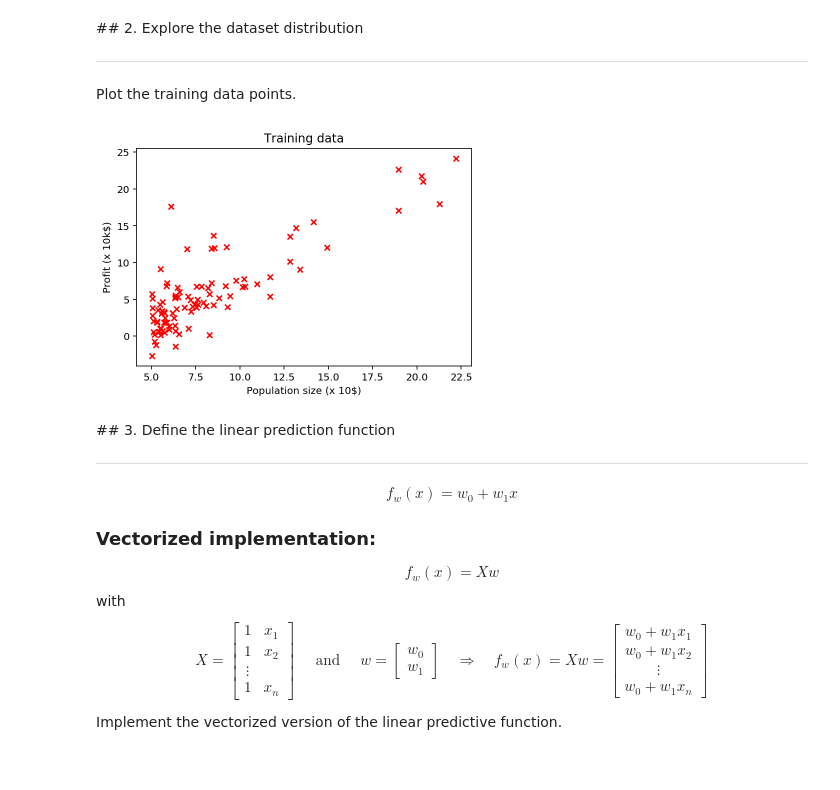
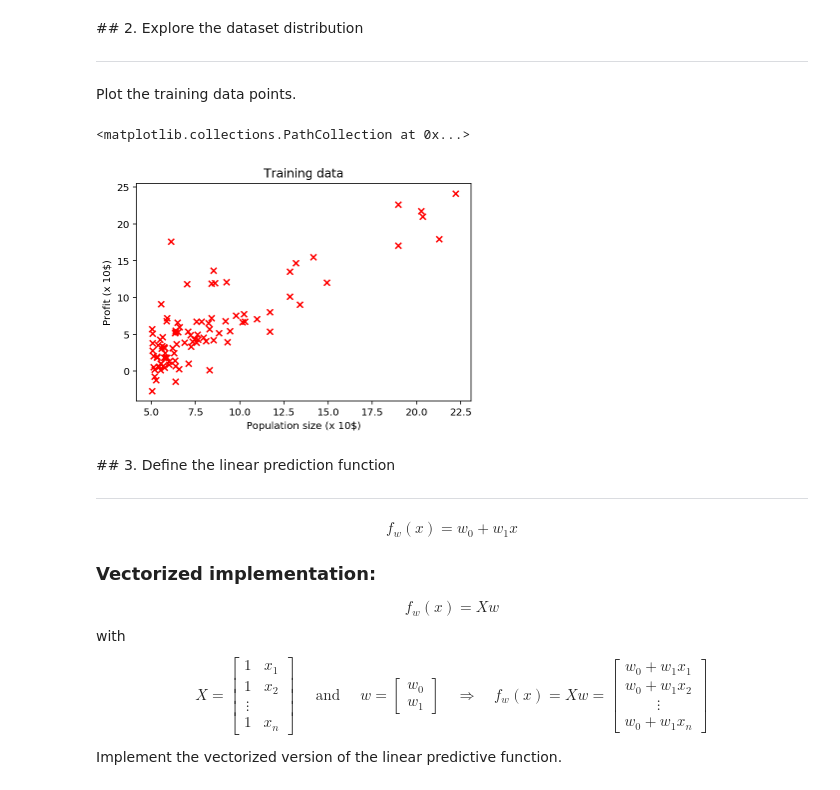
Before and after one commit to minjoong507/Machine-learning-project, a Jupyter notebook: 2week/assignment-02-b.ipynb, the cells around one changed output. Cells and saved outputs as stored; diff of their text form; code cells hidden in the pictures.

```diff
--- a/2week/assignment-02-b.ipynb
+++ b/2week/assignment-02-b.ipynb
@@ -37,11 +37,17 @@ data = np.loadtxt('profit_population.txt', delimiter=',')
 <hr>
 
 Plot the training data points.
-# %%
-x_train = data[:,0]
-y_train = data[:,1]
-# %% [output]
-[figure, removed]
+# %%
+x_train = data[:,0]
+y_train = data[:,1]
+
+plt.title('Training data')
+plt.xlabel('Population size (x 10$)')
+plt.ylabel('Profit (x 10$)')
+plt.scatter(x_train, y_train, c = 'r', marker = 'x')
+# %% [output]
+<matplotlib.collections.PathCollection at 0x...>
+[figure, added]
 # %% [markdown]
 ## 3. Define the linear prediction function
 <hr>
```
Also changed, not shown: parts of 20 cells of this notebook, 1 other file.
